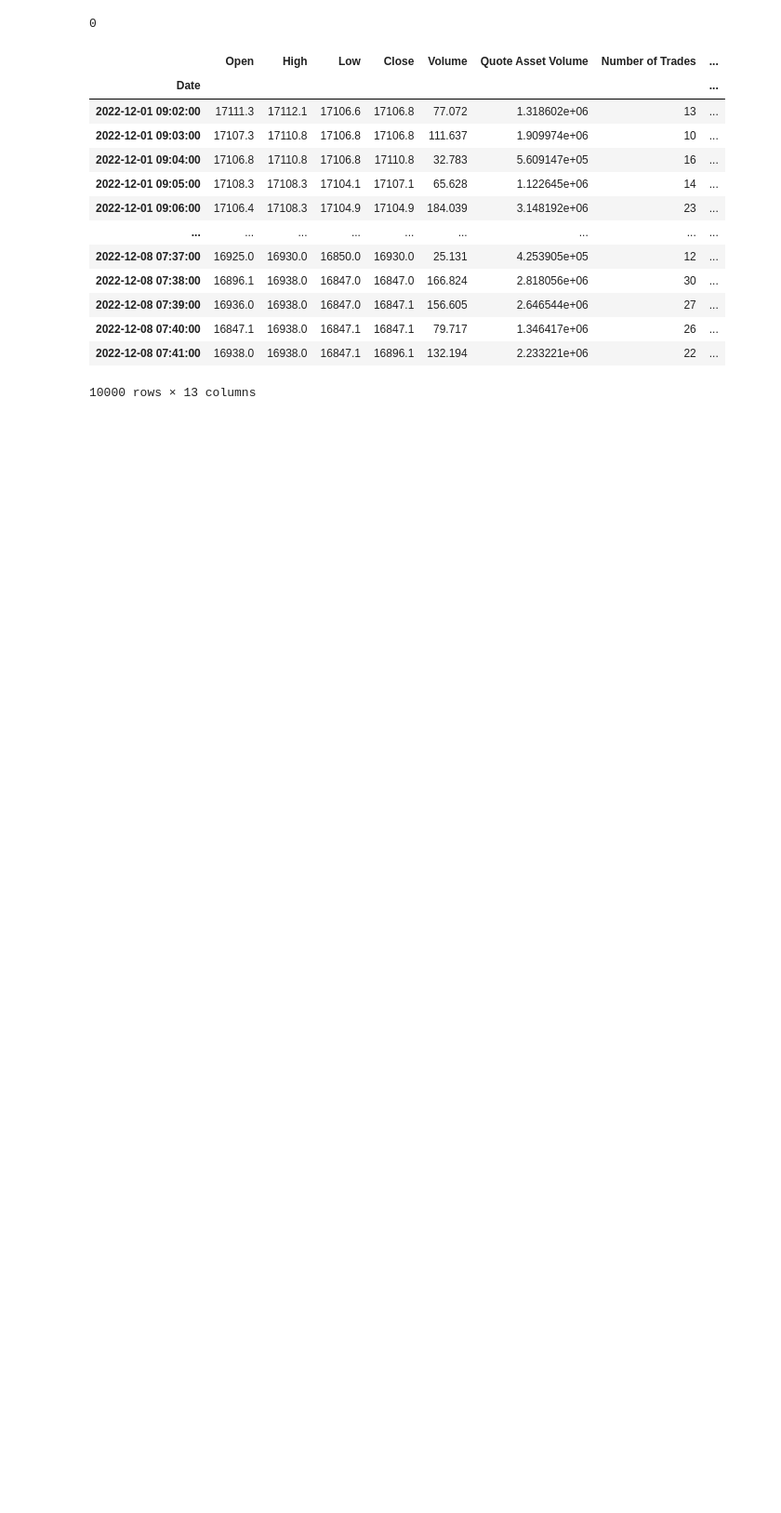
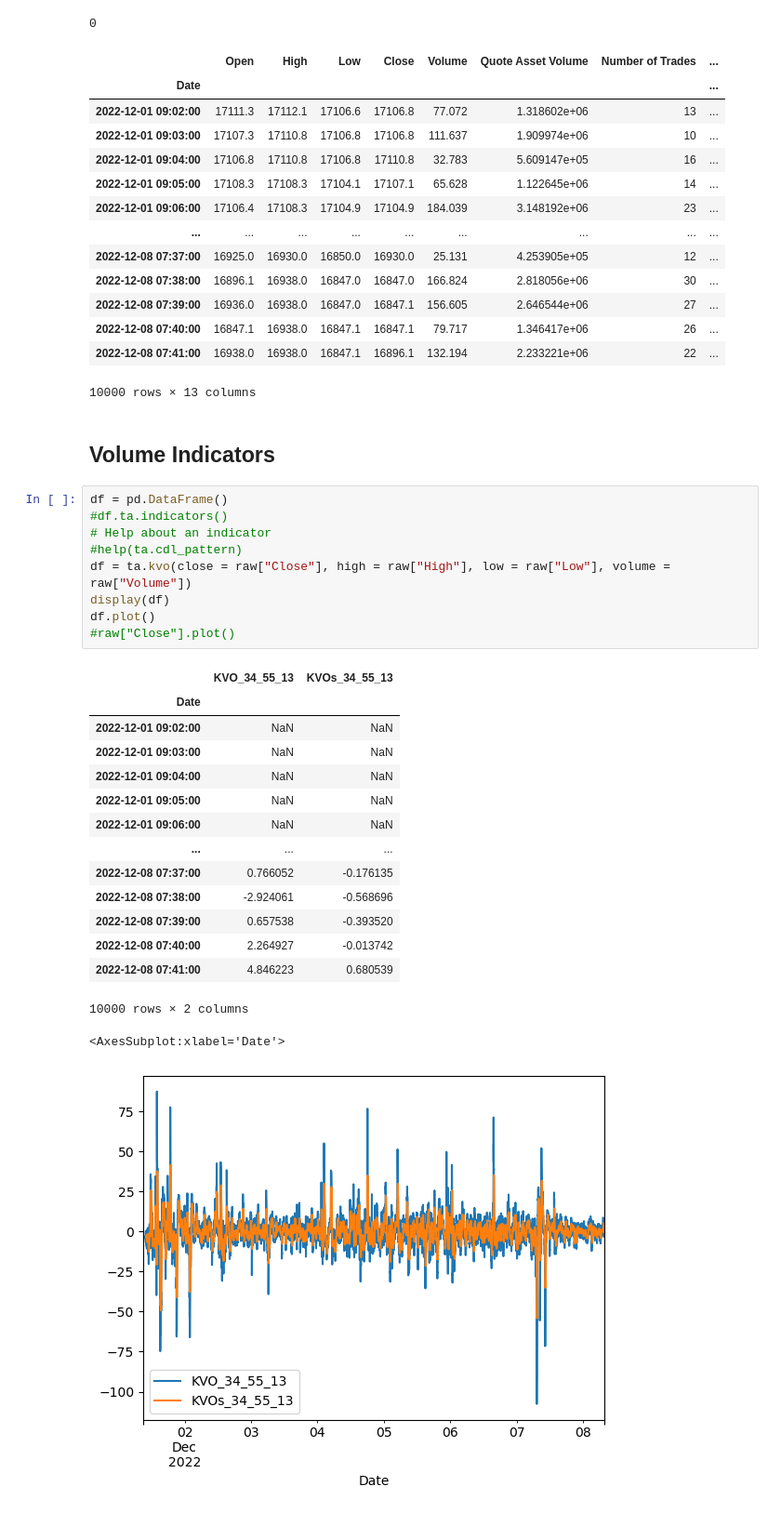
Before and after one commit to mauricioavs/trading-bot, a Jupyter notebook: Technical Indicators.ipynb, the cells around one changed output. Shown at 93% size. Drawn from its saved outputs; the diff is of its cells as text; blank space fills up the shorter version.

Commit message:
added KVO indicator to test model

```diff
--- a/Technical Indicators.ipynb
+++ b/Technical Indicators.ipynb
@@ -1037,3 +1037,31 @@ raw #notice that original dataframe is changed
 | 2022-12-08 07:40:00 | 16847.1 | 16938.0 | 16847.1 | 16847.1 | 79.717 | 1.346417e+06 | 26 | ... |
 | 2022-12-08 07:41:00 | 16938.0 | 16938.0 | 16847.1 | 16896.1 | 132.194 | 2.233221e+06 | 22 | ... |
 10000 rows × 13 columns
+# %% [markdown]
+## Volume Indicators
+# %%
+df = pd.DataFrame()
+#df.ta.indicators()
+# Help about an indicator
+#help(ta.cdl_pattern)
+df = ta.kvo(close = raw["Close"], high = raw["High"], low = raw["Low"], volume = raw["Volume"])
+display(df)
+df.plot()
+#raw["Close"].plot()
+# %% [output]
+|  | KVO_34_55_13 | KVOs_34_55_13 |
+| Date |  |  |
+| 2022-12-01 09:02:00 | NaN | NaN |
+| 2022-12-01 09:03:00 | NaN | NaN |
+| 2022-12-01 09:04:00 | NaN | NaN |
+| 2022-12-01 09:05:00 | NaN | NaN |
+| 2022-12-01 09:06:00 | NaN | NaN |
+| ... | ... | ... |
+| 2022-12-08 07:37:00 | 0.766052 | -0.176135 |
+| 2022-12-08 07:38:00 | -2.924061 | -0.568696 |
+| 2022-12-08 07:39:00 | 0.657538 | -0.393520 |
+| 2022-12-08 07:40:00 | 2.264927 | -0.013742 |
+| 2022-12-08 07:41:00 | 4.846223 | 0.680539 |
+10000 rows × 2 columns
+<AxesSubplot:xlabel='Date'>
+[figure, added]
```
Also changed, not shown: parts of 2 cells of this notebook, 2 other files.
